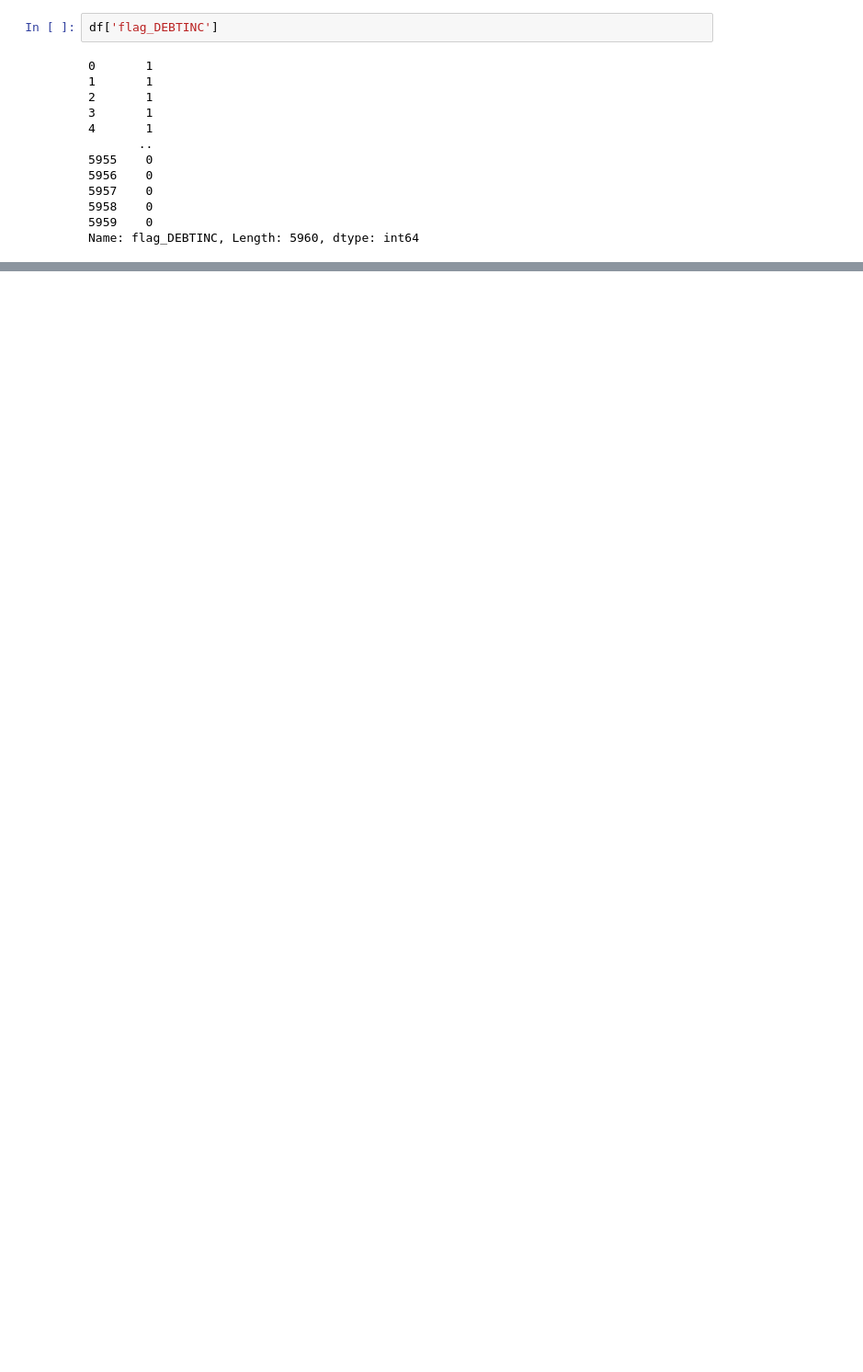
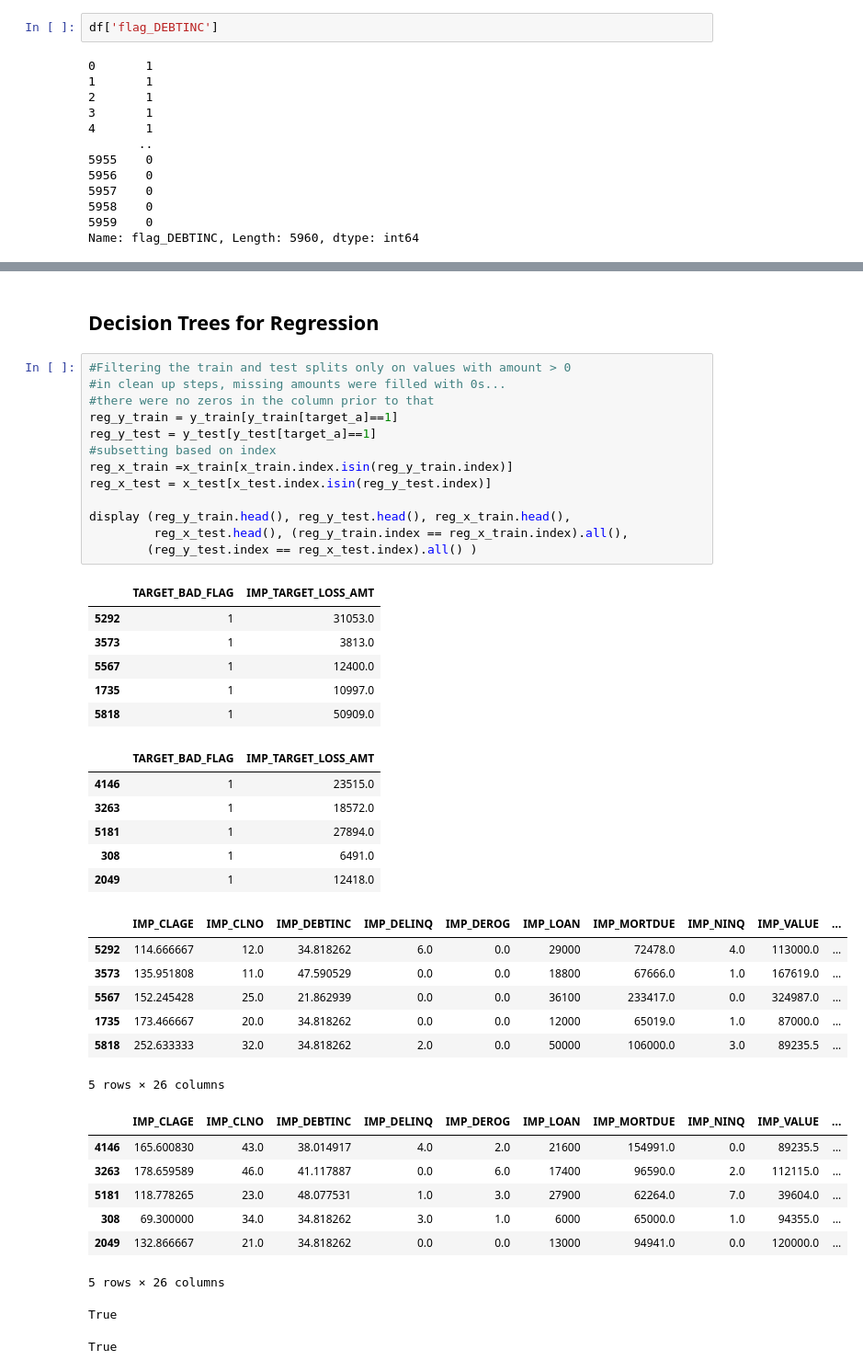
Before and after one commit to salmaahmedaly/MSDS422, a Jupyter notebook: 2-unit2.ipynb, the cells around one changed output, grey strips where cells are left out. Shown at 92% size. Drawn from its saved outputs; the diff is of its cells as text; blank space fills up the shorter version.

```diff
--- a/2-unit2.ipynb
+++ b/2-unit2.ipynb
@@ -184,0 +234,44 @@ Name: flag_DEBTINC, Length: 5960, dtype: int64
+# %% [markdown]
+## Decision Trees for Regression
+# %%
+#Filtering the train and test splits only on values with amount > 0
+#in clean up steps, missing amounts were filled with 0s...
+#there were no zeros in the column prior to that
+reg_y_train = y_train[y_train[target_a]==1]
+reg_y_test = y_test[y_test[target_a]==1]
+#subsetting based on index
+reg_x_train =x_train[x_train.index.isin(reg_y_train.index)]
+reg_x_test = x_test[x_test.index.isin(reg_y_test.index)]
+
+display (reg_y_train.head(), reg_y_test.head(), reg_x_train.head(),
+         reg_x_test.head(), (reg_y_train.index == reg_x_train.index).all(),
+        (reg_y_test.index == reg_x_test.index).all() )
+# %% [output]
+|  | TARGET_BAD_FLAG | IMP_TARGET_LOSS_AMT |
+| 5292 | 1 | 31053.0 |
+| 3573 | 1 | 3813.0 |
+| 5567 | 1 | 12400.0 |
+| 1735 | 1 | 10997.0 |
+| 5818 | 1 | 50909.0 |
+|  | TARGET_BAD_FLAG | IMP_TARGET_LOSS_AMT |
+| 4146 | 1 | 23515.0 |
+| 3263 | 1 | 18572.0 |
+| 5181 | 1 | 27894.0 |
+| 308 | 1 | 6491.0 |
+| 2049 | 1 | 12418.0 |
+|  | IMP_CLAGE | IMP_CLNO | IMP_DEBTINC | IMP_DELINQ | IMP_DEROG | IMP_LOAN | IMP_MORTDUE | IMP_NINQ | IMP_VALUE | ... |
+| 5292 | 114.666667 | 12.0 | 34.818262 | 6.0 | 0.0 | 29000 | 72478.0 | 4.0 | 113000.0 | ... |
+| 3573 | 135.951808 | 11.0 | 47.590529 | 0.0 | 0.0 | 18800 | 67666.0 | 1.0 | 167619.0 | ... |
+| 5567 | 152.245428 | 25.0 | 21.862939 | 0.0 | 0.0 | 36100 | 233417.0 | 0.0 | 324987.0 | ... |
+| 1735 | 173.466667 | 20.0 | 34.818262 | 0.0 | 0.0 | 12000 | 65019.0 | 1.0 | 87000.0 | ... |
+| 5818 | 252.633333 | 32.0 | 34.818262 | 2.0 | 0.0 | 50000 | 106000.0 | 3.0 | 89235.5 | ... |
+5 rows × 26 columns
+|  | IMP_CLAGE | IMP_CLNO | IMP_DEBTINC | IMP_DELINQ | IMP_DEROG | IMP_LOAN | IMP_MORTDUE | IMP_NINQ | IMP_VALUE | ... |
+| 4146 | 165.600830 | 43.0 | 38.014917 | 4.0 | 2.0 | 21600 | 154991.0 | 0.0 | 89235.5 | ... |
+| 3263 | 178.659589 | 46.0 | 41.117887 | 0.0 | 6.0 | 17400 | 96590.0 | 2.0 | 112115.0 | ... |
+| 5181 | 118.778265 | 23.0 | 48.077531 | 1.0 | 3.0 | 27900 | 62264.0 | 7.0 | 39604.0 | ... |
+| 308 | 69.300000 | 34.0 | 34.818262 | 3.0 | 1.0 | 6000 | 65000.0 | 1.0 | 94355.0 | ... |
+| 2049 | 132.866667 | 21.0 | 34.818262 | 0.0 | 0.0 | 13000 | 94941.0 | 0.0 | 120000.0 | ... |
+5 rows × 26 columns
+True
+True
```
Also changed, not shown: parts of 15 cells of this notebook.
